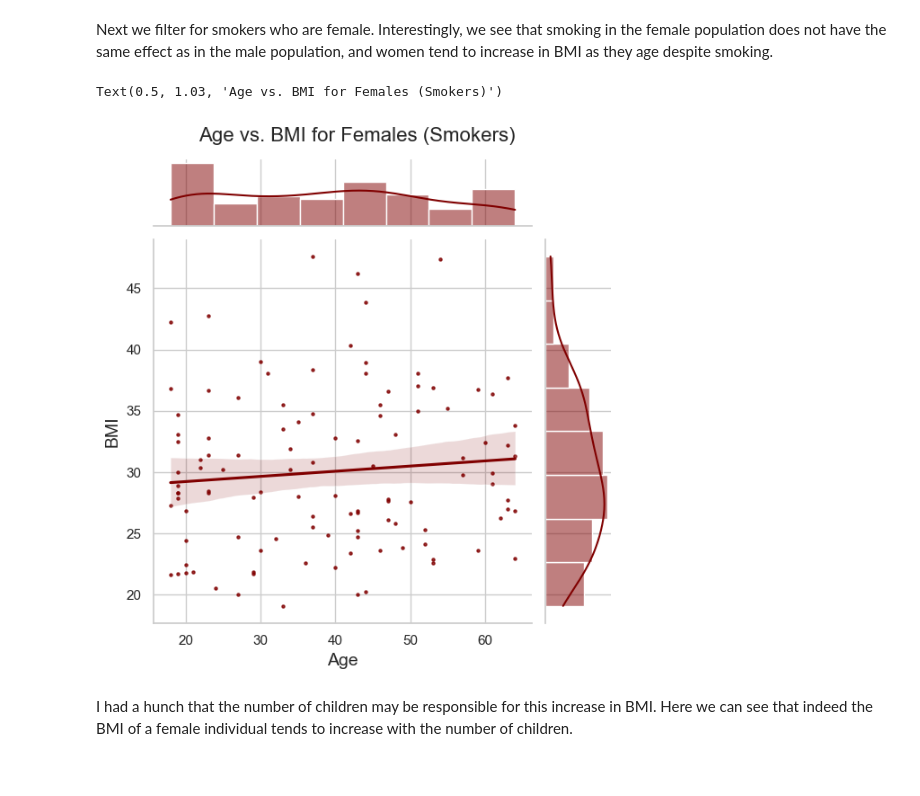
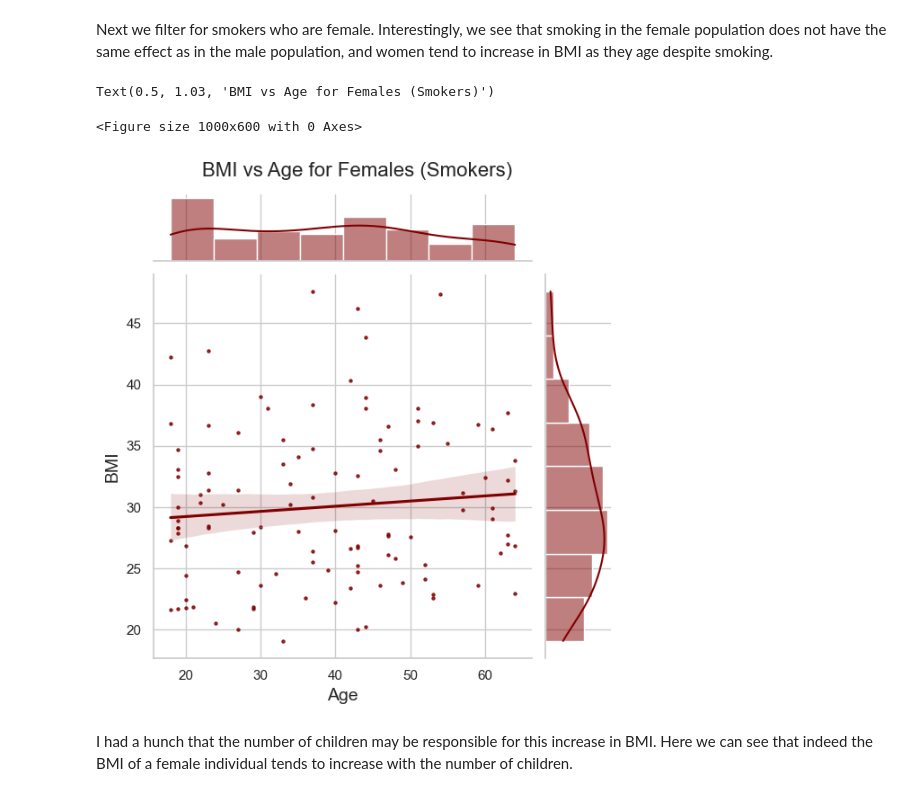
Before and after one commit to ubco-W2022T2-data301/project-group-group10, a Jupyter notebook: analysis/analysis1.ipynb, the cells around one changed output. Cells and saved outputs as stored; diff of their text form; code cells hidden in the pictures.

```diff
--- a/analysis/analysis1.ipynb
+++ b/analysis/analysis1.ipynb
@@ -945,7 +967,8 @@ Text(0.5, 1.03, 'Age vs. BMI of Entire Population')
 # %% [markdown]
 I wanted to next see if there is any difference between smokers and non-smokers.  First we look at non-smokers and see that the trend of the previous graph holds true: BMI increases with age
 # %%
-
+sns.set(style="whitegrid")
+plt.figure(figsize=(10, 6))
 
 smokers_df = filtered_df[filtered_df['Smoker'] == 'no']
 sampled_data = smokers_df.sample(n=250)
@@ -957,5 +980,5 @@ plot = sns.jointplot(x='Age',
 
 
 plot.set_axis_labels('Age', 'BMI', fontsize=14)
-plot.fig.suptitle('Age vs. BMI of Non-Smokers', fontsize=16, y=1.03)
+plot.fig.suptitle('BMI vs. Age (Non-Smokers)', fontsize=16, y=1.03)
 # %% [output]
@@ -966,6 +990,8 @@ Next I filtered by smokers, and the resulting graph shows that the trend is noti
 # %%
 # A joint plot showing age vs bmi for smokers
 
+sns.set(style="whitegrid")
+plt.figure(figsize=(10, 6))
 smokers_df = filtered_df[filtered_df['Smoker'] == 'yes']
 
 plot = sns.jointplot(x='Age',
@@ -975,5 +1001,5 @@ plot = sns.jointplot(x='Age',
                      scatter_kws={'s': 4})
 
 plot.set_axis_labels('Age', 'BMI', fontsize=14)
-plot.fig.suptitle('Age vs. BMI for Smokers', fontsize=16, y=1.03)
+plot.fig.suptitle('BMI vs. Age (Smokers)', fontsize=16, y=1.03)
 # %% [output]
@@ -983,7 +1010,8 @@ Text(0.5, 1.03, 'Age vs. BMI for Smokers')
 Now let's isolate out gender.  First, let's look at males who do not smoke.  The trend continues that as age increases, so does BMI.
 # %%
 #non-smokers who are male
-
+sns.set(style="whitegrid")
+plt.figure(figsize=(10, 6))
 male_smokers_df = filtered_df[(filtered_df['Smoker'] == 'no') & (filtered_df['Gender'] == 'male')]
 
 plot = sns.jointplot(x='Age',
@@ -994,5 +1022,5 @@ plot = sns.jointplot(x='Age',
                color='navy')
 
 plot.set_axis_labels('Age', 'BMI', fontsize=14)
-plot.fig.suptitle('Age vs. BMI of Males (Non-Smokers)', fontsize=16, y=1.03)
+plot.fig.suptitle('BMI vs. Age of Males (Non-Smokers)', fontsize=16, y=1.03)
 # %% [output]
@@ -1003,6 +1032,7 @@ But for males who smoke, we see that the trend line is flat, if not decreasing!
 # %%
 #smokers who are male
-
+sns.set(style="whitegrid")
+plt.figure(figsize=(10, 6))
 male_smokers_df = filtered_df[(filtered_df['Smoker'] == 'yes') & (filtered_df['Gender'] == 'male')]
 
 plot = sns.jointplot(x='Age',
@@ -1013,5 +1043,5 @@ plot = sns.jointplot(x='Age',
                color='navy')
 
 plot.set_axis_labels('Age', 'BMI', fontsize=14)
-plot.fig.suptitle('Age vs. BMI of Males (Smokers)', fontsize=16, y=1.03)
+plot.fig.suptitle('BMI vs. Age of Males (Smokers)', fontsize=16, y=1.03)
 # %% [output]
@@ -1021,21 +1052,23 @@ Text(0.5, 1.03, 'Age vs. BMI of Males (Smokers)')
 Next we filter for smokers who are female.  Interestingly, we see that smoking in the female population does not have the same effect as in the male population, and women tend to increase in BMI as they age despite smoking.
 # %%
 #smokers who are female
-
+sns.set(style="whitegrid")
+plt.figure(figsize=(10, 6))
 female_smokers_df = filtered_df[(filtered_df['Smoker'] == 'yes') & (filtered_df['Gender'] == 'female')]
 
 plot = sns.jointplot(x='Age',
               y='BMI',
               data=female_smokers_df,
               kind='reg',
               scatter_kws={'s': 5},
               color='maroon')
 
 plot.set_axis_labels('Age', 'BMI', fontsize=14)
-plot.fig.suptitle('Age vs. BMI for Females (Smokers)', fontsize=16, y=1.03)
+plot.fig.suptitle('BMI vs Age for Females (Smokers)', fontsize=16, y=1.03)
 # %% [output]
-Text(0.5, 1.03, 'Age vs. BMI for Females (Smokers)')
+Text(0.5, 1.03, 'BMI vs Age for Females (Smokers)')
+<Figure size 1000x600 with 0 Axes>
-[figure, old version]
+[figure, new version]
 # %% [markdown]
 I had a hunch that the number of children may be responsible for this increase in BMI.  Here we can see that indeed the BMI of a female individual tends to increase with the number of children.
 # %%
```
Also changed, not shown: parts of 19 cells of this notebook, 2 other files.
